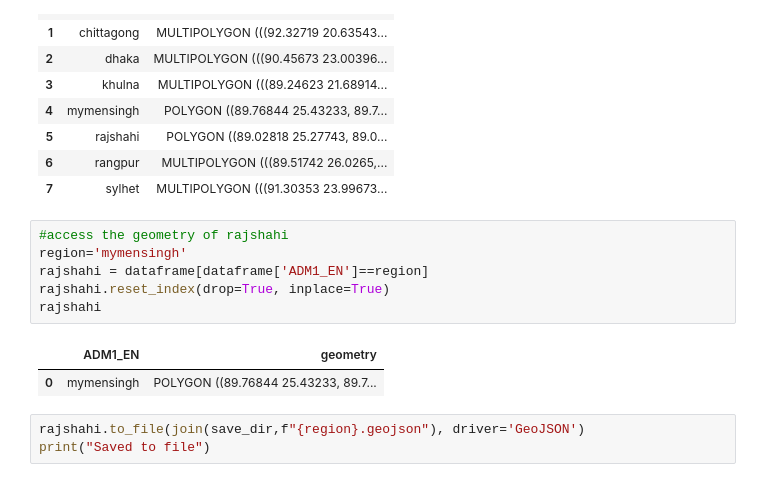
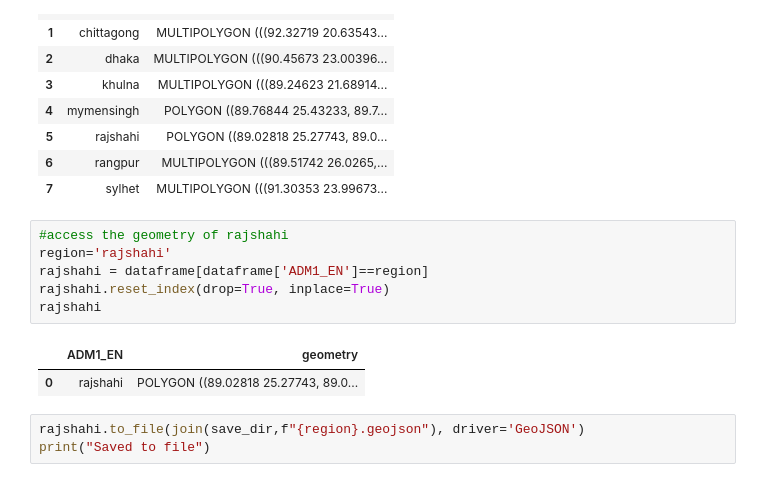
Before and after one commit to rishabh-mondal/ijcai_2025_kilns, a Jupyter notebook: notebooks/raw_shapefile_to_regions_shapes.ipynb, the cells around one changed output. Saved outputs shown, nothing was run; the diff lists cells and outputs as text.

```diff
--- a/notebooks/raw_shapefile_to_regions_shapes.ipynb
+++ b/notebooks/raw_shapefile_to_regions_shapes.ipynb
@@ -43,13 +43,13 @@ dataframe
 | 7 | sylhet | MULTIPOLYGON (((91.30353 23.99673... |
 # %%
 #access the geometry of rajshahi
-region='mymensingh'
+region='rajshahi'
 rajshahi = dataframe[dataframe['ADM1_EN']==region]
 rajshahi.reset_index(drop=True, inplace=True)
 rajshahi
 # %% [output]
 |  | ADM1_EN | geometry |
-| 0 | mymensingh | POLYGON ((89.76844 25.43233, 89.7... |
+| 0 | rajshahi | POLYGON ((89.02818 25.27743, 89.0... |
 # %%
 rajshahi.to_file(join(save_dir,f"{region}.geojson"), driver='GeoJSON')
 print("Saved to file")
```
Also changed, not shown: 5 other files.
